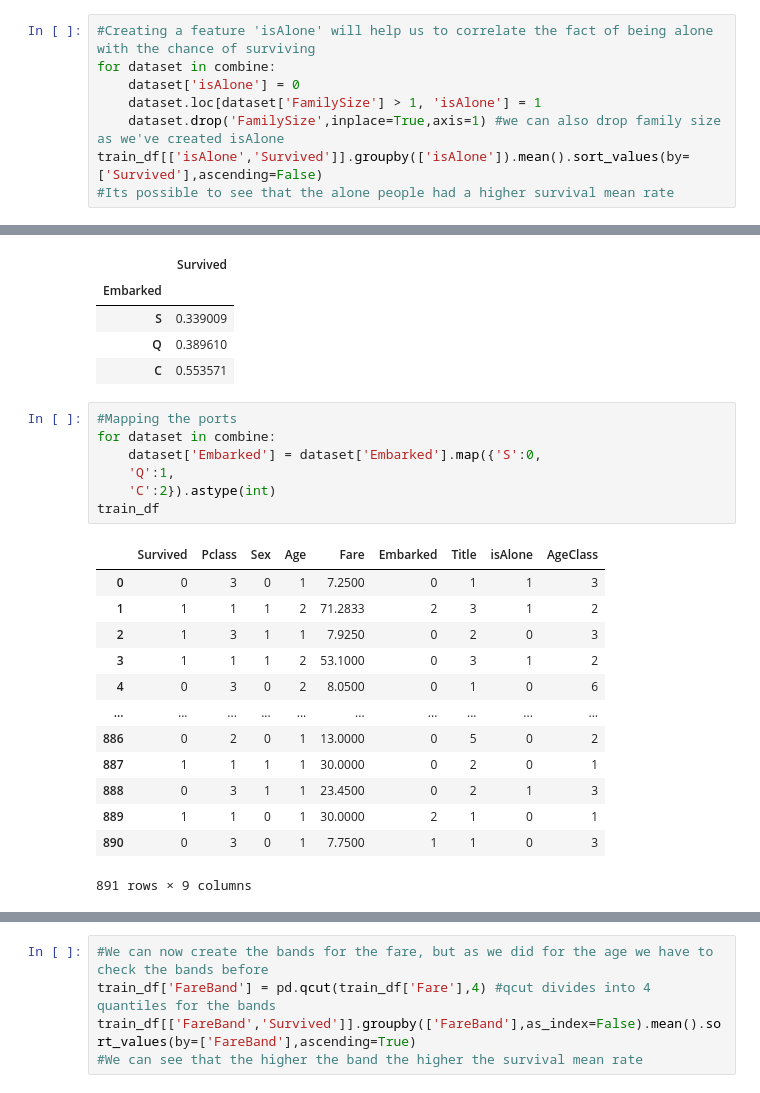
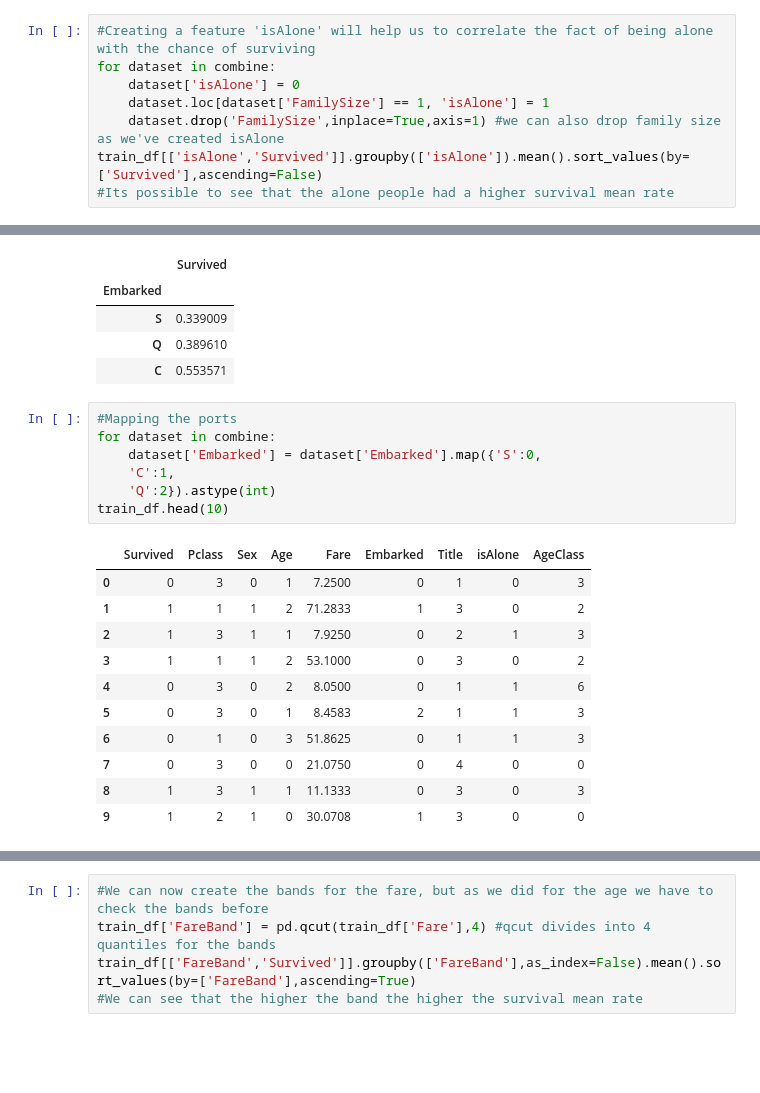
Before and after one commit to bkraffa/titanicpredictions, a Jupyter notebook: titanickaggle.ipynb, the cells around one changed output, grey strips where cells are left out. Saved outputs shown, nothing was run; the diff lists cells and outputs as text; blank space fills up the shorter version.

```diff
--- a/titanickaggle.ipynb
+++ b/titanickaggle.ipynb
@@ -468,7 +469,7 @@ train_df[['FamilySize','Survived']].groupby(['FamilySize'], as_index=False).mean
 #Creating a feature 'isAlone' will help us to correlate the fact of being alone with the chance of surviving
 for dataset in combine:
     dataset['isAlone'] = 0
-    dataset.loc[dataset['FamilySize'] > 1, 'isAlone'] = 1
+    dataset.loc[dataset['FamilySize'] == 1, 'isAlone'] = 1
     dataset.drop('FamilySize',inplace=True,axis=1) #we can also drop family size as we've created isAlone
 train_df[['isAlone','Survived']].groupby(['isAlone']).mean().sort_values(by=['Survived'],ascending=False)
 #Its possible to see that the alone people had a higher survival mean rate
@@ -521,24 +520,22 @@ train_df[['Embarked','Survived']].groupby(['Embarked']).mean().sort_values(by=['
 # %%
 #Mapping the ports
 for dataset in combine:
     dataset['Embarked'] = dataset['Embarked'].map({'S':0,
-    'Q':1,
-    'C':2}).astype(int)
-train_df
+    'C':1,
+    'Q':2}).astype(int)
+train_df.head(10)
 # %% [output]
 |  | Survived | Pclass | Sex | Age | Fare | Embarked | Title | isAlone | AgeClass |
-| 0 | 0 | 3 | 0 | 1 | 7.2500 | 0 | 1 | 1 | 3 |
-| 1 | 1 | 1 | 1 | 2 | 71.2833 | 2 | 3 | 1 | 2 |
-| 2 | 1 | 3 | 1 | 1 | 7.9250 | 0 | 2 | 0 | 3 |
-| 3 | 1 | 1 | 1 | 2 | 53.1000 | 0 | 3 | 1 | 2 |
-| 4 | 0 | 3 | 0 | 2 | 8.0500 | 0 | 1 | 0 | 6 |
-| ... | ... | ... | ... | ... | ... | ... | ... | ... | ... |
-| 886 | 0 | 2 | 0 | 1 | 13.0000 | 0 | 5 | 0 | 2 |
-| 887 | 1 | 1 | 1 | 1 | 30.0000 | 0 | 2 | 0 | 1 |
-| 888 | 0 | 3 | 1 | 1 | 23.4500 | 0 | 2 | 1 | 3 |
-| 889 | 1 | 1 | 0 | 1 | 30.0000 | 2 | 1 | 0 | 1 |
-| 890 | 0 | 3 | 0 | 1 | 7.7500 | 1 | 1 | 0 | 3 |
+| 0 | 0 | 3 | 0 | 1 | 7.2500 | 0 | 1 | 0 | 3 |
+| 1 | 1 | 1 | 1 | 2 | 71.2833 | 1 | 3 | 0 | 2 |
+| 2 | 1 | 3 | 1 | 1 | 7.9250 | 0 | 2 | 1 | 3 |
+| 3 | 1 | 1 | 1 | 2 | 53.1000 | 0 | 3 | 0 | 2 |
+| 4 | 0 | 3 | 0 | 2 | 8.0500 | 0 | 1 | 1 | 6 |
+| 5 | 0 | 3 | 0 | 1 | 8.4583 | 2 | 1 | 1 | 3 |
+| 6 | 0 | 1 | 0 | 3 | 51.8625 | 0 | 1 | 1 | 3 |
+| 7 | 0 | 3 | 0 | 0 | 21.0750 | 0 | 4 | 0 | 0 |
+| 8 | 1 | 3 | 1 | 1 | 11.1333 | 0 | 3 | 0 | 3 |
+| 9 | 1 | 2 | 1 | 0 | 30.0708 | 1 | 3 | 0 | 0 |
-891 rows × 9 columns
 # %%
 #Complete fare for the single missing value on the test DF using the mode
 test_df['Fare'].fillna(test_df['Fare'].dropna().median(),inplace=True)
```
Also changed, not shown: parts of 21 cells of this notebook, 4 other files.
